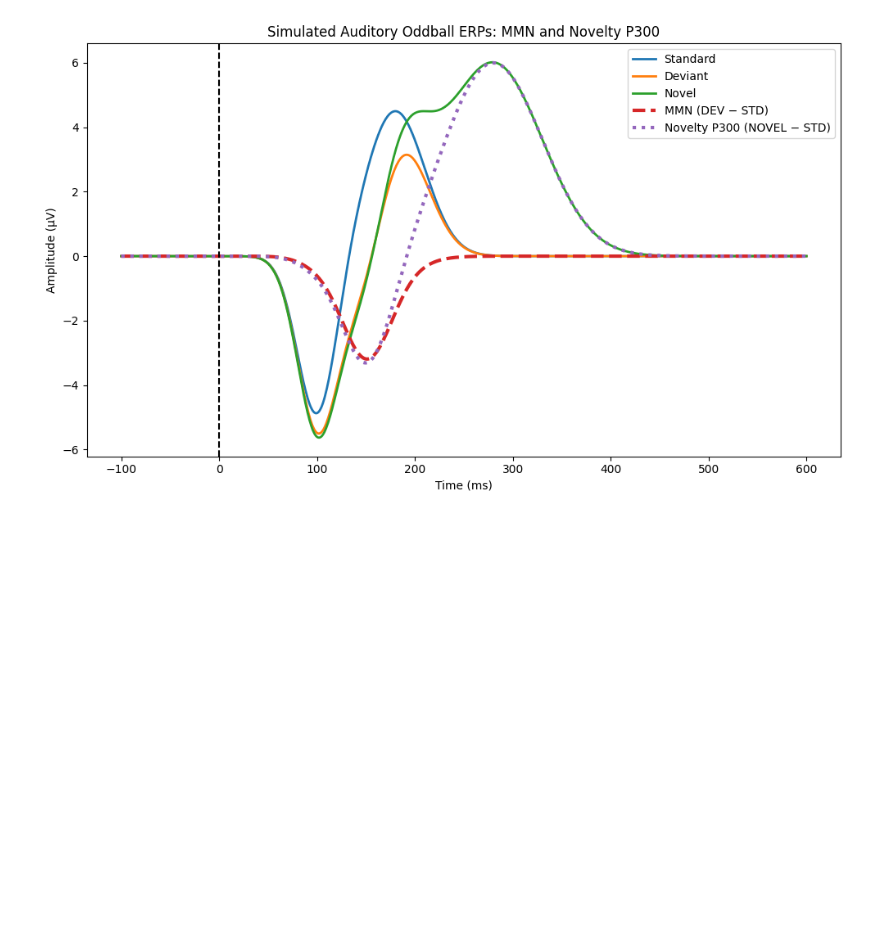
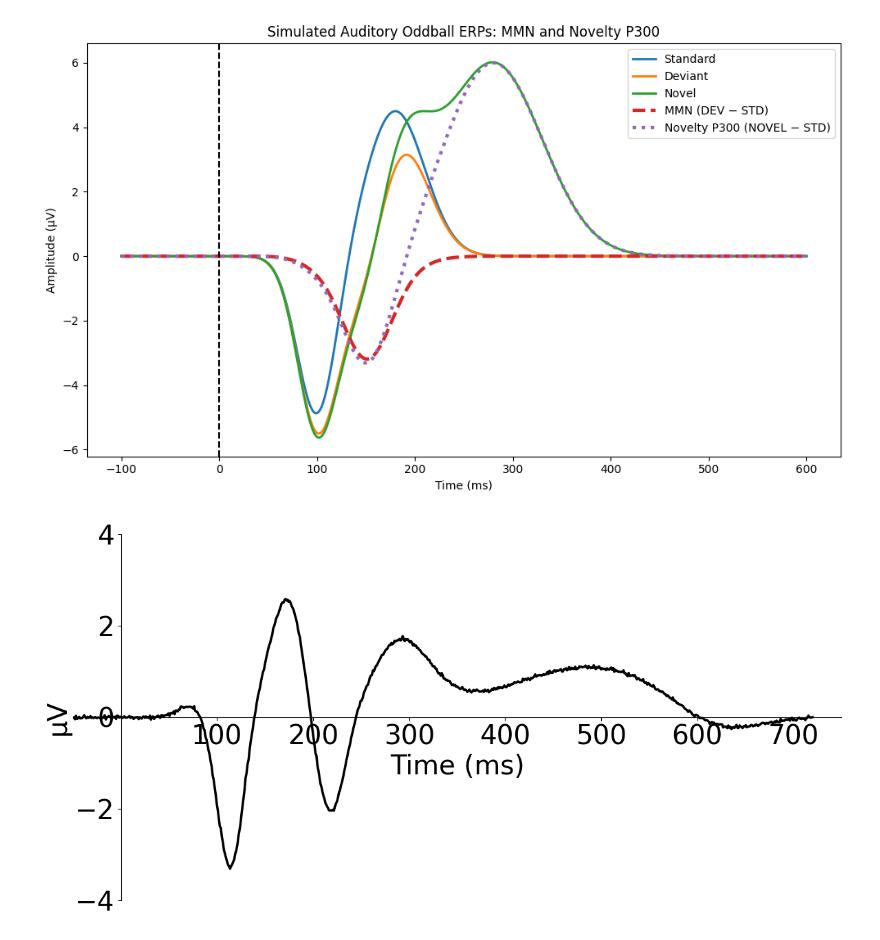
Before and after one commit to csndl-iitd/ecf-exp2-notif-mmn, a Jupyter notebook: analysis/notebook/dump.ipynb, the cells around one changed output. Drawn from its saved outputs; the diff is of its cells as text; code cells hidden in the pictures; blank space fills up the shorter version.

```diff
--- a/analysis/notebook/dump.ipynb
+++ b/analysis/notebook/dump.ipynb
@@ -52,3 +52,86 @@ plt.tight_layout()
 plt.show()
 # %% [output]
 [figure]
+# %%
+import numpy as np
+import matplotlib.pyplot as plt
+
+# Time axis (ms)
+time = np.linspace(-50, 720, 721)
+plt.rcParams.update({
+        'xtick.labelsize':28,
+        'ytick.labelsize':28,
+        'axes.labelsize':28,
+        'axes.titlesize':28,
+        'legend.fontsize':28,
+    })
+# Helper function for ERP components (Gaussian bumps)
+def component(t, center, width, amplitude, skew=0.0):
+    """
+    skew > 0  → right-skewed (long right tail)
+    skew < 0  → left-skewed  (long left tail)
+    skew = 0  → symmetric
+    """
+    x = (t - center) / width
+
+    # Gaussian core (sharp)
+    gauss = np.exp(-0.5 * x**2)
+
+    # Smooth skew (sigmoid)
+    skew_term = 1 / (1 + np.exp(-skew * x))
+
+    return amplitude * gauss * skew_term
+
+
+
+erp = (
+    component(time, 80, 15, .5, skew=-1.0) +
+    component(time, 120, 15, -6, skew=-1.0) +  # N1 (left-skewed)
+    component(time, 190, 25, 6, skew= -1.5) +  # P2 (right-skewed)
+    component(time, 230, 35, -3.5, skew=-4.0) +  # MMN
+    component(time, 270, 40,  2.5, skew= 2.0) +  # P3a
+    component(time, 450, 100,  2.0, skew= 1.0) +   # LPP
+    component(time, 600, 50,  -1.0, skew= 1.0)
+)
+
+
+# Small noise for realism
+np.random.seed(2)
+erp += 0.02 * np.random.randn(len(time))
+
+# Plot
+fig, ax = plt.subplots(figsize=(12, 6))
+plt.plot(time, erp, color="black", linewidth=2.5)
+
+# # Zero line
+# plt.axhline(0, color="gray", linewidth=1)
+
+
+ax = plt.gca()
+
+# Move axes to (0, 0)
+ax.spines["left"].set_position(("data", 0))
+ax.spines["bottom"].set_position(("data", 0))
+
+# Remove unused spines
+ax.spines["top"].set_visible(False)
+ax.spines["right"].set_visible(False)
+
+# Ticks only on remaining axes
+ax.xaxis.set_ticks_position("bottom")
+ax.yaxis.set_ticks_position("left")
+ax.patch.set_alpha(0)
+fig.patch.set_alpha(0)
+
+plt.ylim(-4, 4)
+plt.xlabel("Time (ms)", fontsize=28,)
+plt.ylabel("µV", fontsize=28)
+# remove y-axis zero tick to avoid double "0"
+xticks = ax.get_xticks()
+ax.set_xticks([100,200,300,400,500,600,700])
+plt.xlim(-50,750)
+
+plt.tight_layout()
+plt.show()
+# %% [output]
+[figure, added]
```
Also changed, not shown: parts of 1 cell of this notebook, 7 other files.
